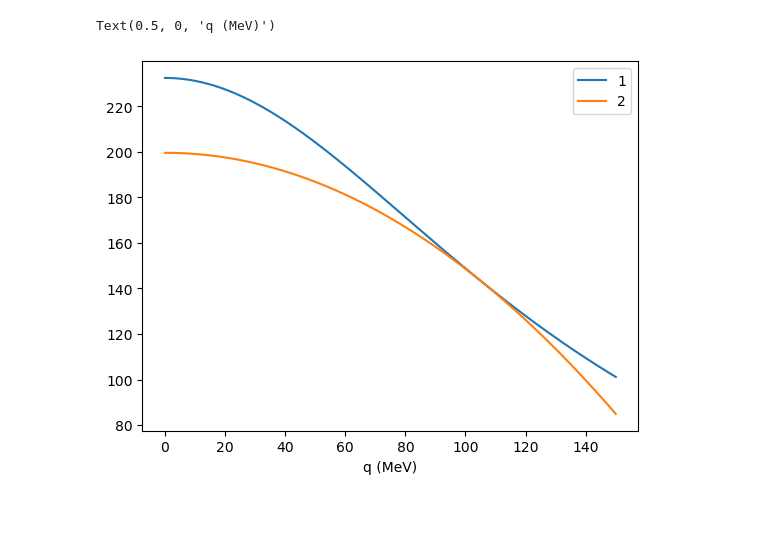
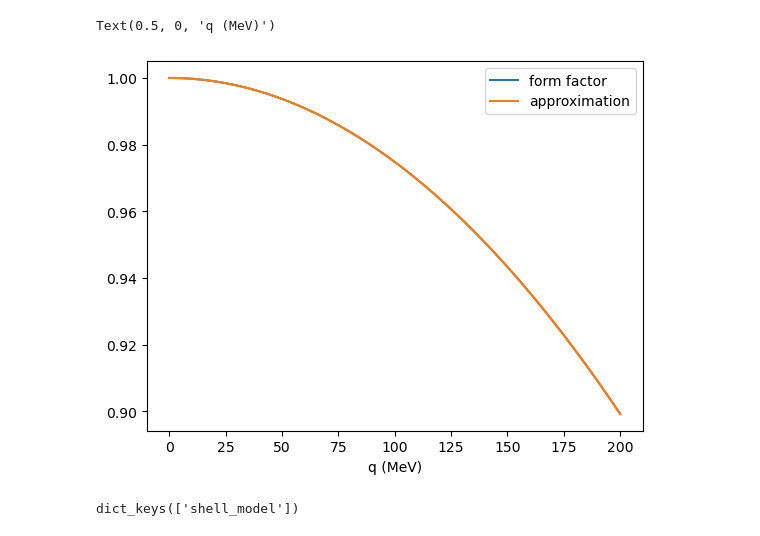
Before and after one commit to akotarel/phasr, a Jupyter notebook: docs/examples/Sub_Overlap_integrals.ipynb, the cells around one changed output. Saved outputs shown, nothing was run; the diff lists cells and outputs as text; code cells hidden in the pictures.

Commit message:
added new overlap integrals corresponding to axial and pseudoscalar form factors

```diff
--- a/docs/examples/Sub_Overlap_integrals.ipynb
+++ b/docs/examples/Sub_Overlap_integrals.ipynb
@@ -214,20 +214,21 @@ def fGG(t):
 def fGGtilde(t):
     return 4*np.pi*aN_tilde
 # %%
-q=np.linspace(0.,150,500)
+# Ploting nucleon form factors
+q=np.linspace(0.,200,500)
 t=-q**2
 
-func=lambda t: GP(t,'p',3)
-f0=func(-105.**2)
+func=lambda t: F1(t,'p')
 fpp=derivative(func,-105.**2)
-plt.plot(q,func(t),label='1')
-plt.plot(q,f0+fpp*(t+105.**2),label='2')
+plt.plot(q,func(t),label='form factor')
+f0=func(-105.**2);fpp=derivative(func,-105.**2)
+plt.plot(q,f0+fpp*(t+105.**2),label='approximation')
 #plt.plot(q,GP(t,'p',8),label='2')
 plt.legend()
 plt.xlabel('q (MeV)')
 # %% [output]
 Text(0.5, 0, 'q (MeV)')
-[figure, old version]
+[figure, new version]
 # %%
 # Nuclear shell model for Al-27, from https://arxiv.org/pdf/2204.06005
 FF_dict={'shell_model':{}}
@@ -261,6 +262,8 @@ for multipole_key in c:
     )
 # %%
 FF_dict.keys()
+# %% [output]
+dict_keys(['shell_model'])
 # %%
 # Load structure functions
 # r_cut determines when the continuation of currents to high energies takes place
```
Also changed, not shown: parts of 14 cells of this notebook, 5 other files.
